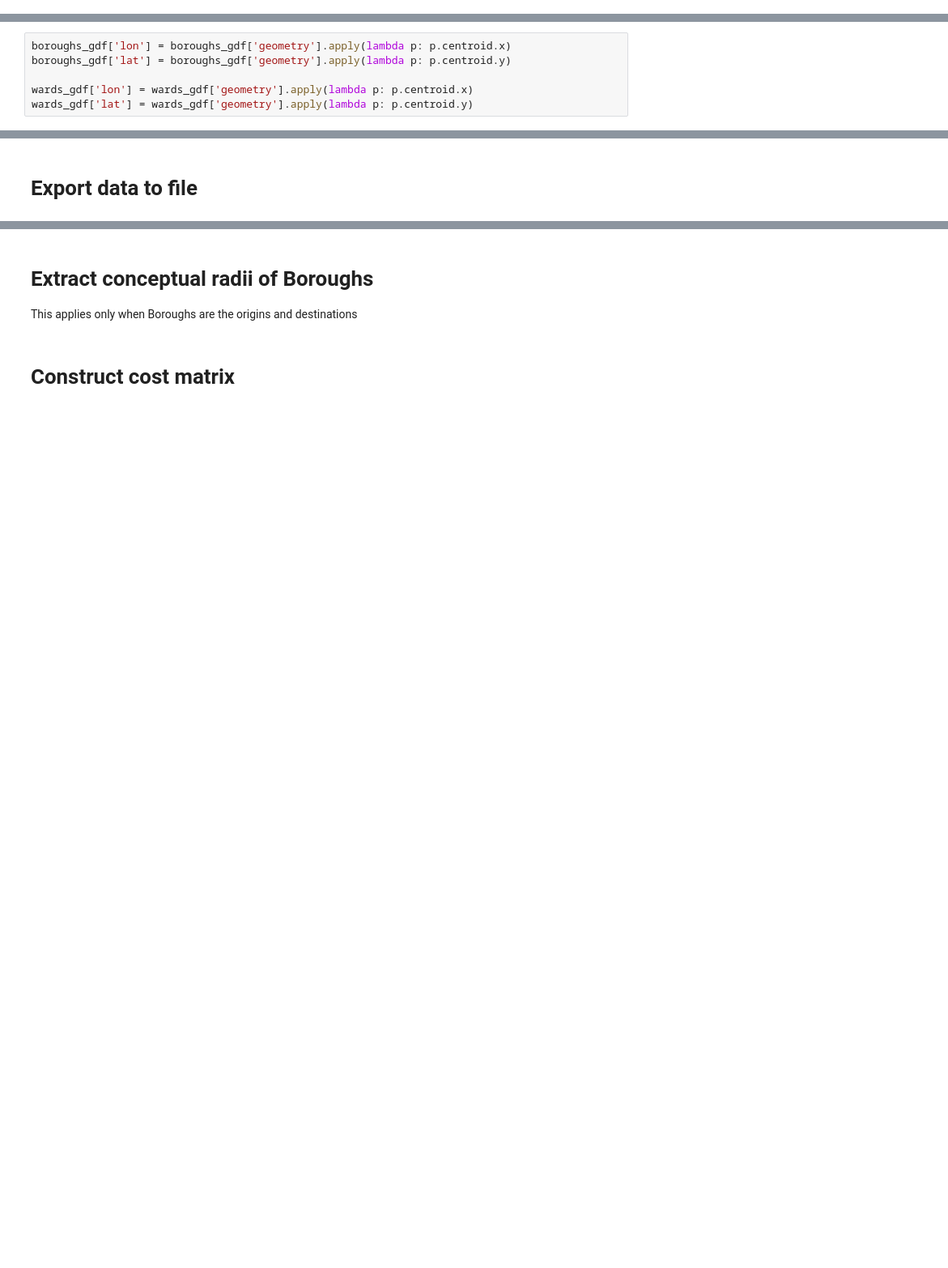
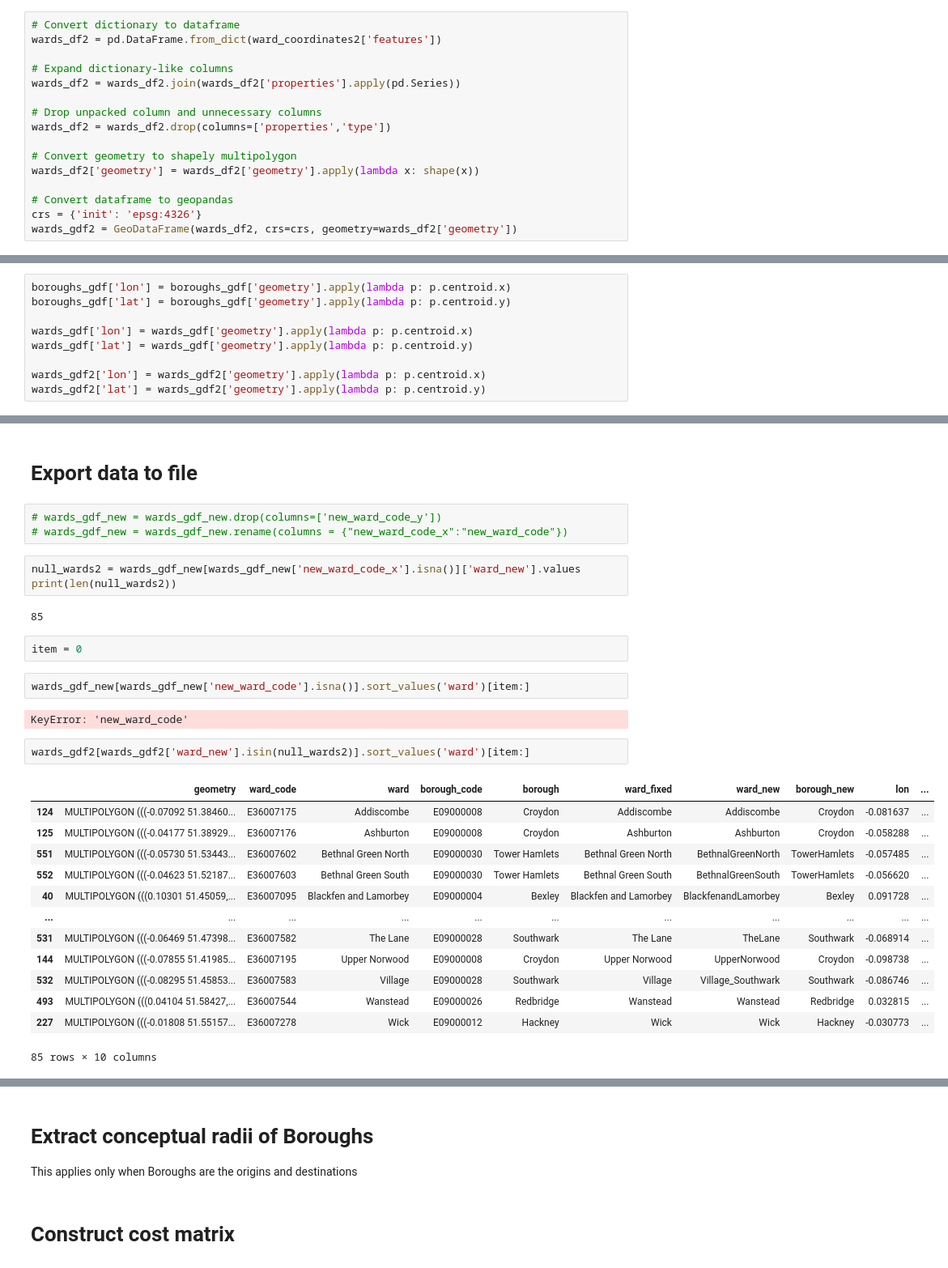
Before and after one commit to YannisZa/stochastic-travel-demand-modelling, a Jupyter notebook: notebooks/preprocess_ward_coordinates_and_generate_cost_matrix.ipynb, the cells around one changed output, grey strips where cells are left out. Shown: that part at 81% size. Cells and saved outputs as stored; diff of their text form; blank space fills up the shorter version.

```diff
--- a/notebooks/preprocess_ward_coordinates_and_generate_cost_matrix.ipynb
+++ b/notebooks/preprocess_ward_coordinates_and_generate_cost_matrix.ipynb
@@ -97,3 +100,19 @@ wards_gdf = GeoDataFrame(wards_df, crs=crs, geometry=wards_df['geometry'])
+# %%
+# Convert dictionary to dataframe
+wards_df2 = pd.DataFrame.from_dict(ward_coordinates2['features'])
+
+# Expand dictionary-like columns
+wards_df2 = wards_df2.join(wards_df2['properties'].apply(pd.Series))
+
+# Drop unpacked column and unnecessary columns
+wards_df2 = wards_df2.drop(columns=['properties','type'])
+
+# Convert geometry to shapely multipolygon
+wards_df2['geometry'] = wards_df2['geometry'].apply(lambda x: shape(x))
+
+# Convert dataframe to geopandas
+crs = {'init': 'epsg:4326'}
+wards_gdf2 = GeoDataFrame(wards_df2, crs=crs, geometry=wards_df2['geometry'])
 # %% [markdown]
 # Extract centroids
 # %%
@@ -102,3 +121,6 @@ boroughs_gdf['lat'] = boroughs_gdf['geometry'].apply(lambda p: p.centroid.y)
 
 wards_gdf['lon'] = wards_gdf['geometry'].apply(lambda p: p.centroid.x)
 wards_gdf['lat'] = wards_gdf['geometry'].apply(lambda p: p.centroid.y)
+
+wards_gdf2['lon'] = wards_gdf2['geometry'].apply(lambda p: p.centroid.x)
+wards_gdf2['lat'] = wards_gdf2['geometry'].apply(lambda p: p.centroid.y)
@@ -105,2 +144,32 @@ wards_gdf['lat'] = wards_gdf['geometry'].apply(lambda p: p.centroid.y)
 # %% [markdown]
 # Export data to file
+# %%
+# wards_gdf_new = wards_gdf_new.drop(columns=['new_ward_code_y'])
+# wards_gdf_new = wards_gdf_new.rename(columns = {"new_ward_code_x":"new_ward_code"})
+# %%
+null_wards2 = wards_gdf_new[wards_gdf_new['new_ward_code_x'].isna()]['ward_new'].values
+print(len(null_wards2))
+# %% [output]
+85
+# %%
+item = 0
+# %%
+wards_gdf_new[wards_gdf_new['new_ward_code'].isna()].sort_values('ward')[item:]
+# %% [output]
+KeyError: 'new_ward_code'
+# %%
+wards_gdf2[wards_gdf2['ward_new'].isin(null_wards2)].sort_values('ward')[item:]
+# %% [output]
+|  | geometry | ward_code | ward | borough_code | borough | ward_fixed | ward_new | borough_new | lon | ... |
+| 124 | MULTIPOLYGON (((-0.07092 51.38460... | E36007175 | Addiscombe | E09000008 | Croydon | Addiscombe | Addiscombe | Croydon | -0.081637 | ... |
+| 125 | MULTIPOLYGON (((-0.04177 51.38929... | E36007176 | Ashburton | E09000008 | Croydon | Ashburton | Ashburton | Croydon | -0.058288 | ... |
+| 551 | MULTIPOLYGON (((-0.05730 51.53443... | E36007602 | Bethnal Green North | E09000030 | Tower Hamlets | Bethnal Green North | BethnalGreenNorth | TowerHamlets | -0.057485 | ... |
+| 552 | MULTIPOLYGON (((-0.04623 51.52187... | E36007603 | Bethnal Green South | E09000030 | Tower Hamlets | Bethnal Green South | BethnalGreenSouth | TowerHamlets | -0.056620 | ... |
+| 40 | MULTIPOLYGON (((0.10301 51.45059,... | E36007095 | Blackfen and Lamorbey | E09000004 | Bexley | Blackfen and Lamorbey | BlackfenandLamorbey | Bexley | 0.091728 | ... |
+| ... | ... | ... | ... | ... | ... | ... | ... | ... | ... | ... |
+| 531 | MULTIPOLYGON (((-0.06469 51.47398... | E36007582 | The Lane | E09000028 | Southwark | The Lane | TheLane | Southwark | -0.068914 | ... |
+| 144 | MULTIPOLYGON (((-0.07855 51.41985... | E36007195 | Upper Norwood | E09000008 | Croydon | Upper Norwood | UpperNorwood | Croydon | -0.098738 | ... |
+| 532 | MULTIPOLYGON (((-0.08295 51.45853... | E36007583 | Village | E09000028 | Southwark | Village | Village_Southwark | Southwark | -0.086746 | ... |
+| 493 | MULTIPOLYGON (((0.04104 51.58427,... | E36007544 | Wanstead | E09000026 | Redbridge | Wanstead | Wanstead | Redbridge | 0.032815 | ... |
+| 227 | MULTIPOLYGON (((-0.01808 51.55157... | E36007278 | Wick | E09000012 | Hackney | Wick | Wick | Hackney | -0.030773 | ... |
+85 rows × 10 columns
```
Also changed, not shown: parts of 9 cells of this notebook, 5 other files.
